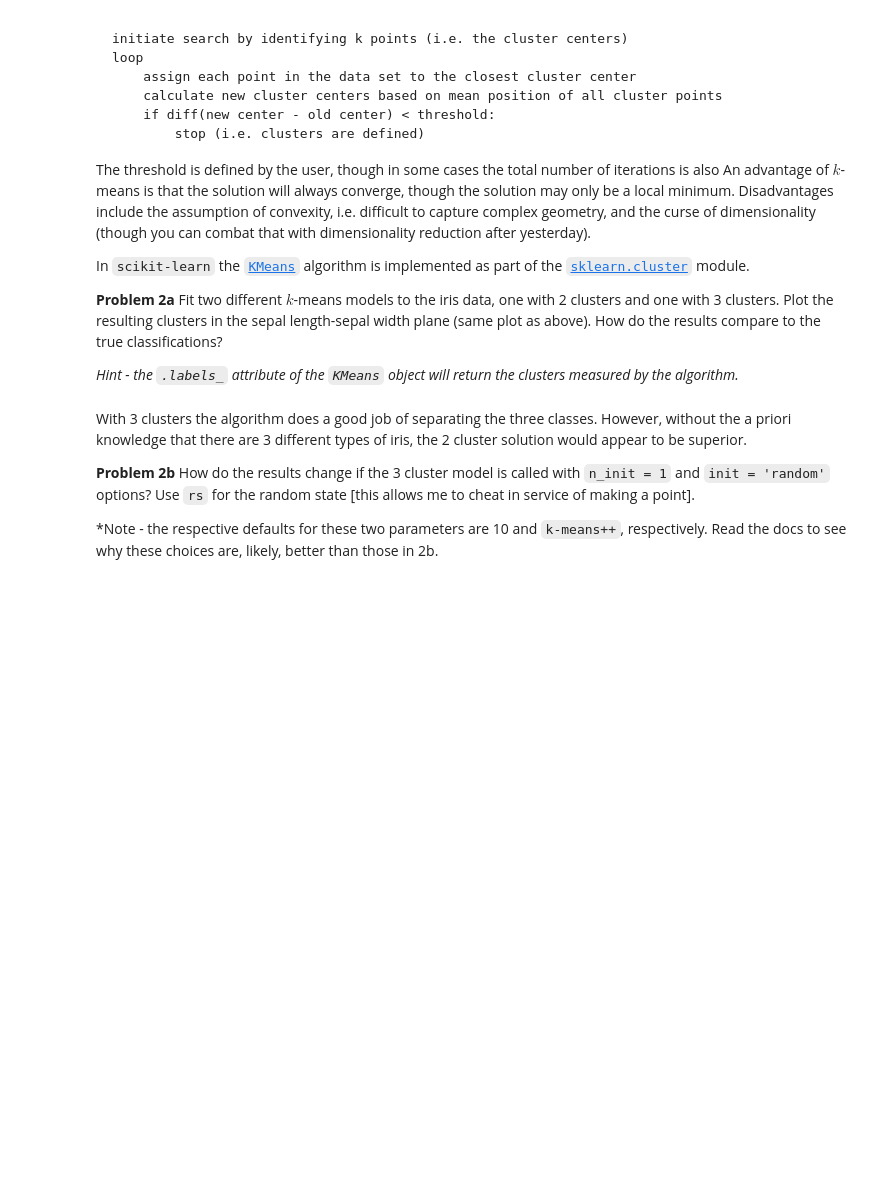
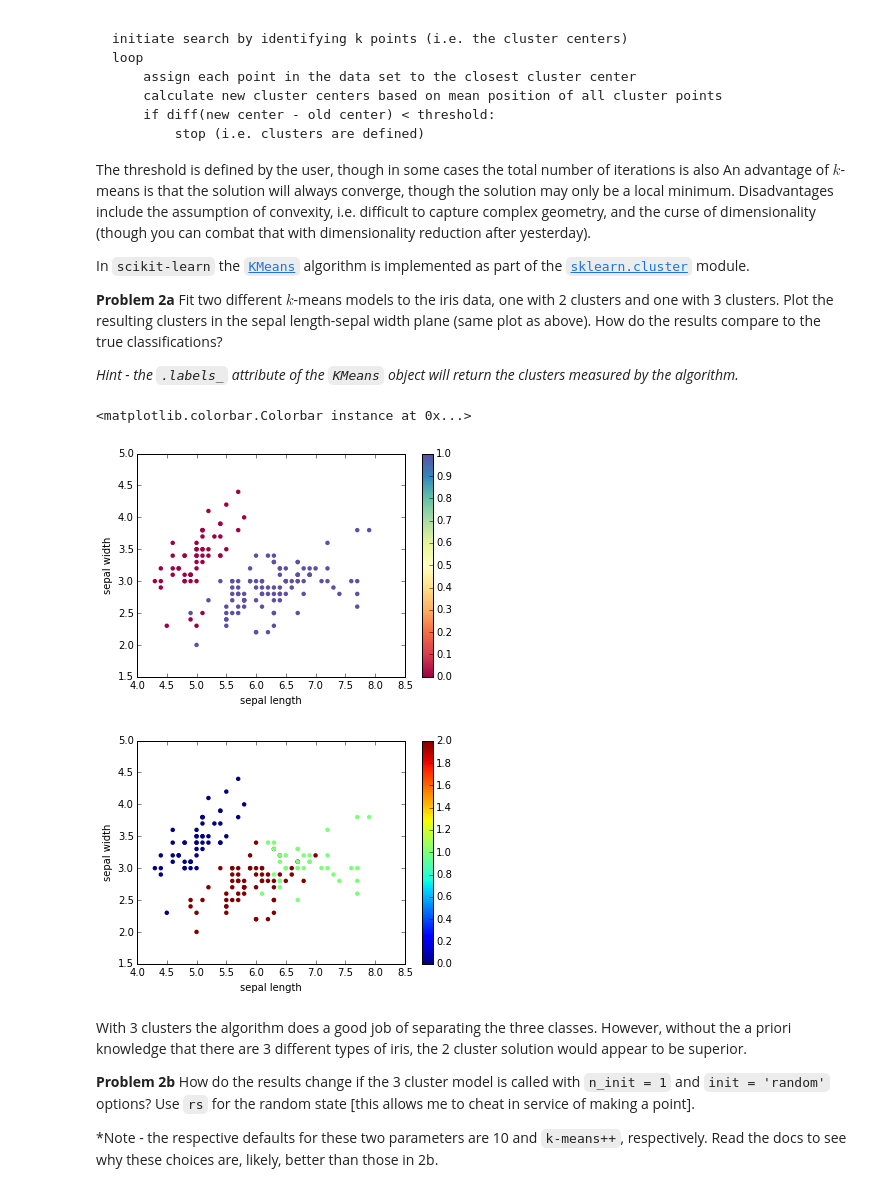
Before and after one commit to d-giles/LSSTC-DSFP-Sessions, a Jupyter notebook: Session1/Day4/IntroToMachineLearning.ipynb, the cells around one changed output. Saved outputs shown, nothing was run; the diff lists cells and outputs as text; code cells hidden in the pictures; blank space fills up the shorter version.

```diff
--- a/Session1/Day4/IntroToMachineLearning.ipynb
+++ b/Session1/Day4/IntroToMachineLearning.ipynb
@@ -138,21 +138,33 @@ In `scikit-learn` the [`KMeans`](http://scikit-learn.org/stable/modules/generate
 # %%
 from sklearn.cluster import KMeans
 
-Kcluster = KMeans( # complete
-# complete
+Kcluster = KMeans(n_clusters=2) # complete
+Kcluster.fit(iris.data)
+labels = Kcluster.labels_ # complete
 
+x = iris.data[:,0]
+y = iris.data[:,1]
 plt.figure()
-plt.scatter( # complete
+plt.scatter(x,y,c=labels,cmap='Spectral',edgecolors='none') # complete
 plt.xlabel('sepal length')
 plt.ylabel('sepal width')
+plt.colorbar()
 
-Kcluster = KMeans( # complete
-# complete
+Kcluster = KMeans(n_clusters=3) # complete
+Kcluster.fit(iris.data)
+labels = Kcluster.labels_ # complete
 
+x = iris.data[:,0]
+y = iris.data[:,1]
 plt.figure()
-plt.scatter( # complete
+plt.scatter(x,y,c=labels,cmap='jet',edgecolors='none') # complete
 plt.xlabel('sepal length')
 plt.ylabel('sepal width')
+plt.colorbar()
+# %% [output]
+<matplotlib.colorbar.Colorbar instance at 0x...>
+[figure, added]
+[figure, added]
 # %% [markdown]
 With 3 clusters the algorithm does a good job of separating the three classes. However, without the a priori knowledge that there are 3 different types of iris, the 2 cluster solution would appear to be superior.
 
```
Also changed, not shown: parts of 8 cells of this notebook.
